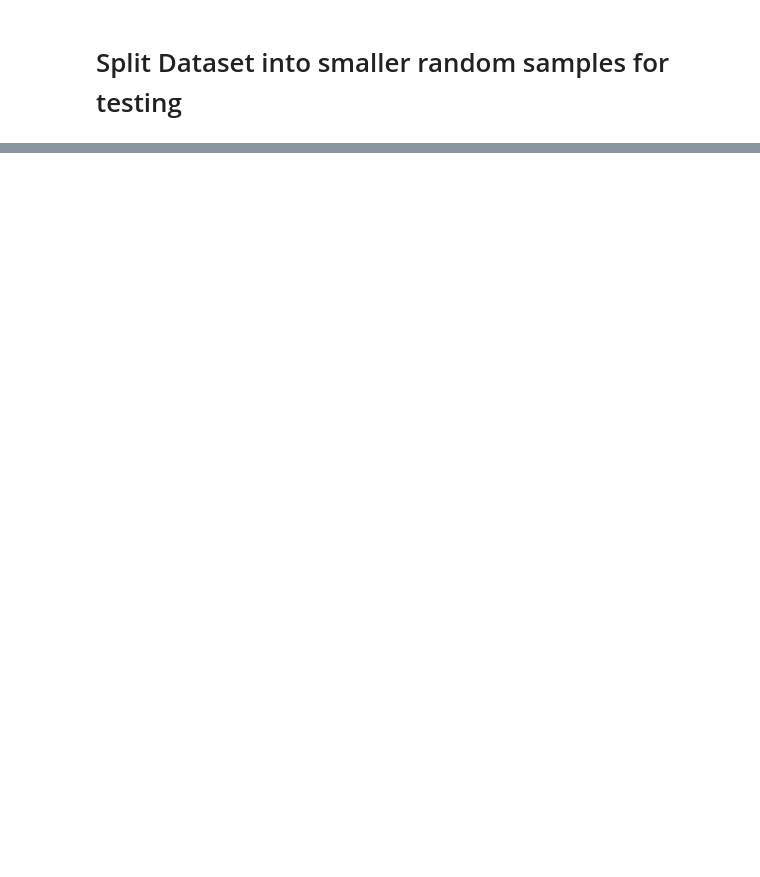
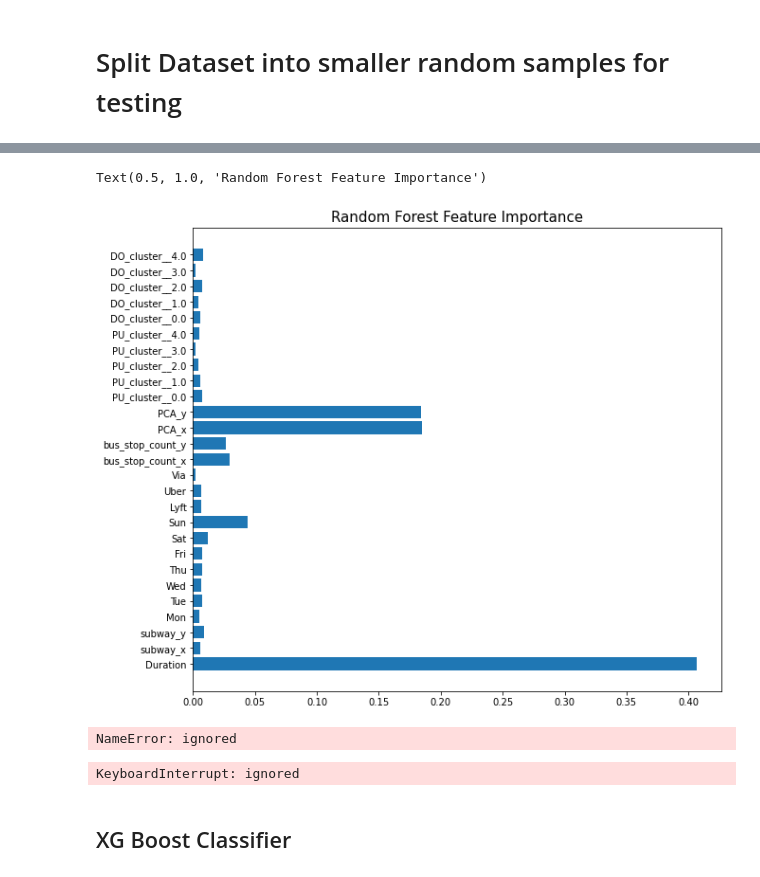
Before and after one commit to JeremyR327/EssentialWorkerRides_ML_Model, a Jupyter notebook: MLC_FHV_classification.ipynb, the cells around one changed output, grey strips where cells are left out. Drawn from its saved outputs; the diff is of its cells as text; code cells hidden in the pictures; blank space fills up the shorter version.

```diff
--- a/MLC_FHV_classification.ipynb
+++ b/MLC_FHV_classification.ipynb
@@ -382,0 +309,2 @@ print(accuracy_score(np.array(y_test),pred))
+# %%
+X_rs = pd.DataFrame(X_rs, columns=X.columns)
@@ -382,0 +387,19 @@ print(accuracy_score(np.array(y_test),pred))
+# %%
+# Decision Tree Classifier
+
+dt=DecisionTreeClassifier()
+dt.fit(XS_train,y_train)
+
+y_pred = dt.predict(XS_valid)
+
+pred_proba=dt.predict_proba(XS_valid)[:,1] # predicted probability of y = 1
+AUC_OS = roc_auc_score(np.array(y_valid),pred_proba)
+
+
+print('In Sample Accuracy:',dt.score(XS_train,y_train))
+print('Out Of Sample Accuracy:',dt.score(XS_valid,y_valid))
+print('\n')
+print('Out Of Sample Precision:',precision_score(y_valid, y_pred))
+print('Out Of Sample Recall:', recall_score(y_valid, y_pred))
+print('Out Of Sample F1 Score:',f1_score(y_valid, y_pred))
+print('Out of Sample ROC AUC Score:,',AUC_OS)
@@ -382,0 +421,20 @@ print(accuracy_score(np.array(y_test),pred))
+# %%
+# Random Forest Classifier
+
+rf = RandomForestClassifier(n_estimators=100, max_depth=30, min_samples_split=5,\
+                          max_features='sqrt', min_samples_leaf=4, oob_score=True)
+rf.fit(XS_train,y_train)
+
+y_pred = rf.predict(XS_valid)
+
+pred_proba=rf.predict_proba(XS_valid)[:,1] # predicted probability of y = 1
+AUC_OS = roc_auc_score(np.array(y_valid),pred_proba)
+
+
+print('In Sample Accuracy:',rf.score(XS_train,y_train))
+print('Out Of Sample Accuracy:',rf.score(XS_valid,y_valid))
+print('\n')
+print('Out Of Sample Precision:',precision_score(y_valid, y_pred))
+print('Out Of Sample Recall:', recall_score(y_valid, y_pred))
+print('Out Of Sample F1 Score:',f1_score(y_valid, y_pred))
+print('Out of Sample ROC AUC Score:',AUC_OS)
@@ -382,0 +450,38 @@ print(accuracy_score(np.array(y_test),pred))
+# %%
+plt.barh(X_train.columns, rf.feature_importances_)
+plt.title('Random Forest Feature Importance', fontsize=15)
+# %% [output]
+Text(0.5, 1.0, 'Random Forest Feature Importance')
+[figure, added]
+# %%
+# Randomized for best RF parameters
+
+param_grid = {
+              'max_depth':[2,15,30,50],
+              'max_features':['auto', 'sqrt'],
+              'min_samples_split':[2, 5, 10],
+              'min_samples_leaf':[1, 2, 4,10],
+}
+
+rf = RandomForestClassifier(n_estimators=30)
+gs = RandomizedSearchCV(rf,param_distributions=param_grid,scoring='roc_auc', cv=2, n_jobs=-1, verbose=2)
+rs = gs.fit(XS_train,y_train)
+pred=rs.predict(XS_valid)
+print(rs.best_params_)
+print(f1_score(np.array(y_valid),pred))
+# %% [output]
+NameError: ignored
+# %%
+# GridSearch for best RF parameters
+
+param_grid = {'max_depth':range(2,15)}
+rf = RandomForestClassifier(n_estimators=50)
+gs = GridSearchCV(rf,param_grid=param_grid,scoring='roc_auc')
+rs = gs.fit(XS_train,y_train)
+pred=rs.predict(XS_valid)
+print(rs.best_params_)
+print(f1_score(np.array(y_valid),pred))
+# %% [output]
+KeyboardInterrupt: ignored
+# %% [markdown]
+## XG Boost Classifier
```
Also changed, not shown: parts of 150 cells of this notebook, 3 other files.
